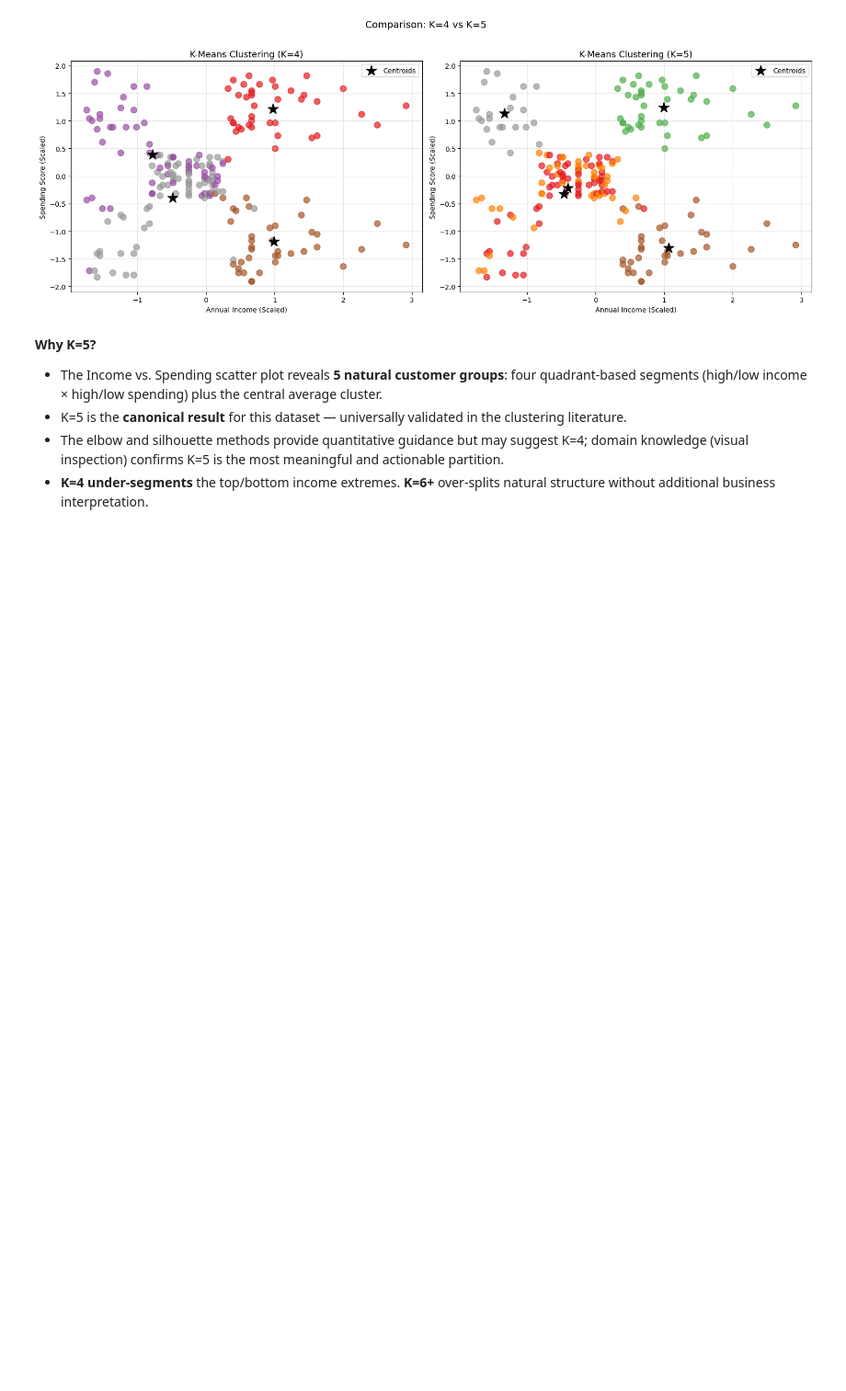
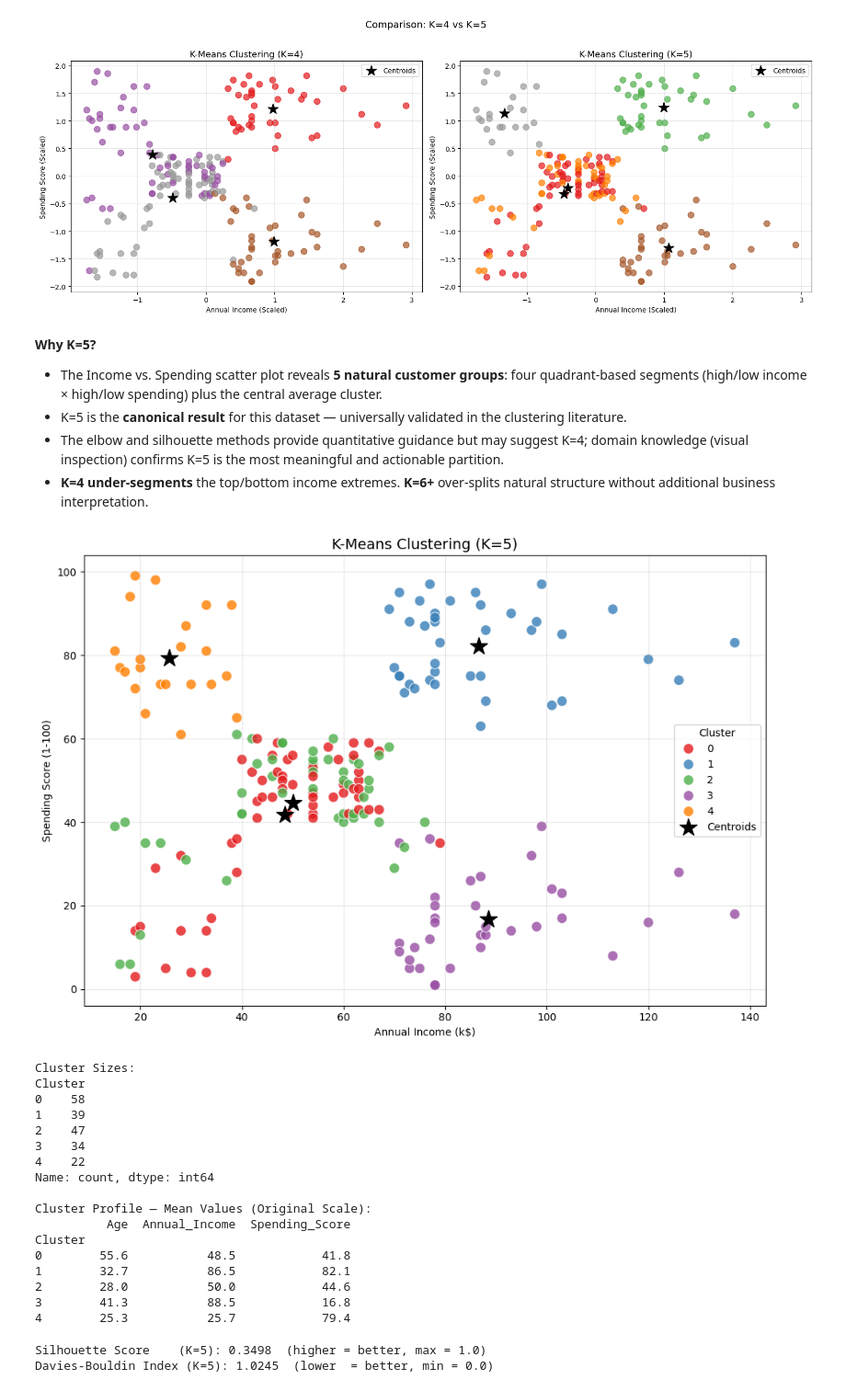
Before and after one commit to Safa30/CSE475_Machine_Learning, a Jupyter notebook: Lab/lab_2/Lab2_Unsupervised_Learning.ipynb, the cells around one changed output. Shown at 92% size. Saved outputs shown, nothing was run; the diff lists cells and outputs as text; code cells hidden in the pictures; blank space fills up the shorter version.

```diff
--- a/Lab/lab_2/Lab2_Unsupervised_Learning.ipynb
+++ b/Lab/lab_2/Lab2_Unsupervised_Learning.ipynb
@@ -451,3 +451,57 @@ df_processed['KMeans_Cluster'] = df['Cluster'].values
 # cluster_centers_ columns 0-2 correspond to Age, Annual_Income, Spending_Score
 centroids_scaled   = km_final.cluster_centers_[:, :3]   # Age, Income, Score (scaled)
 centroids_original = scaler.inverse_transform(centroids_scaled)  # back to original scale
+# %%
+# Visualisation — plotted on original-scale axes
+plt.figure(figsize=(10, 7))
+sns.scatterplot(data=df, x='Annual_Income', y='Spending_Score',
+                hue='Cluster', palette='Set1', s=100, alpha=0.8)
+
+# centroids_original: col 1 = Annual_Income, col 2 = Spending_Score
+plt.scatter(centroids_original[:, 1], centroids_original[:, 2],
+            s=300, c='black', marker='*', label='Centroids', zorder=5)
+
+plt.title(f'K-Means Clustering (K={optimal_k})', fontsize=14)
+plt.xlabel('Annual Income (k$)')
+plt.ylabel('Spending Score (1-100)')
+plt.legend(title='Cluster')
+plt.grid(True, alpha=0.3)
+plt.tight_layout()
+plt.show()
+
+print('Cluster Sizes:')
+print(df['Cluster'].value_counts().sort_index())
+
+print('\nCluster Profile — Mean Values (Original Scale):')
+profile = df.groupby('Cluster')[['Age', 'Annual_Income', 'Spending_Score']].mean().round(1)
+print(profile)
+# %% [output]
+[figure, added]
+Cluster Sizes:
+Cluster
+0    58
+1    39
+2    47
+3    34
+4    22
+Name: count, dtype: int64
+
+Cluster Profile — Mean Values (Original Scale):
+          Age  Annual_Income  Spending_Score
+Cluster
+0        55.6           48.5            41.8
+1        32.7           86.5            82.1
+2        28.0           50.0            44.6
+3        41.3           88.5            16.8
+4        25.3           25.7            79.4
+# %%
+# Evaluation — computed on the 4-feature matrix (same space used for training)
+km_features = df_processed.drop(columns=['KMeans_Cluster'])
+km_sil = silhouette_score(km_features, df['Cluster'])
+km_db  = davies_bouldin_score(km_features, df['Cluster'])
+
+print(f'Silhouette Score    (K={optimal_k}): {km_sil:.4f}  (higher = better, max = 1.0)')
+print(f'Davies-Bouldin Index (K={optimal_k}): {km_db:.4f}  (lower  = better, min = 0.0)')
+# %% [output]
+Silhouette Score    (K=5): 0.3498  (higher = better, max = 1.0)
+Davies-Bouldin Index (K=5): 1.0245  (lower  = better, min = 0.0)
```
Also changed, not shown: parts of 3 cells of this notebook.
